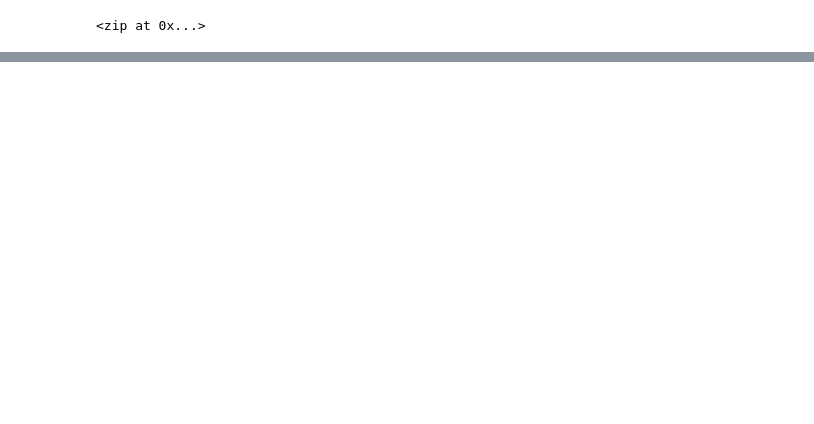
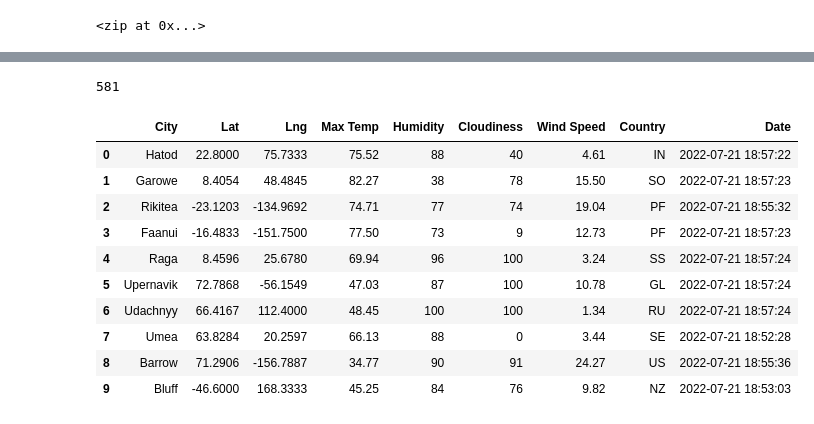
Before and after one commit to EmilyManchego-Stillwell/World_Weather_Analysis, a Jupyter notebook: WeatherPy.ipynb, the cells around one changed output, grey strips where cells are left out. Cells and saved outputs as stored; diff of their text form; code cells hidden in the pictures; blank space fills up the shorter version.

```diff
--- a/WeatherPy.ipynb
+++ b/WeatherPy.ipynb
@@ -53,0 +54,10 @@ len(cities)
+# %%
+#Import requests and weather_api_key
+import requests
+from config import weather_api_key
+
+#Import the time library and the datetime module from the datetime library
+import time
+from datetime import datetime
+
+url = "http://api.openweathermap.org/data/2.5/weather?units=Imperial&APPID="+ weather_api_key
@@ -53,0 +155,20 @@ len(cities)
+# %%
+len(city_data)
+# %% [output]
+581
+# %%
+#Convert the array of dictionaries to a Pandas DataFrame.
+city_data_df = pd.DataFrame(city_data)
+city_data_df.head(10)
+# %% [output]
+|  | City | Lat | Lng | Max Temp | Humidity | Cloudiness | Wind Speed | Country | Date |
+| 0 | Hatod | 22.8000 | 75.7333 | 75.52 | 88 | 40 | 4.61 | IN | 2022-07-21 18:57:22 |
+| 1 | Garowe | 8.4054 | 48.4845 | 82.27 | 38 | 78 | 15.50 | SO | 2022-07-21 18:57:23 |
+| 2 | Rikitea | -23.1203 | -134.9692 | 74.71 | 77 | 74 | 19.04 | PF | 2022-07-21 18:55:32 |
+| 3 | Faanui | -16.4833 | -151.7500 | 77.50 | 73 | 9 | 12.73 | PF | 2022-07-21 18:57:23 |
+| 4 | Raga | 8.4596 | 25.6780 | 69.94 | 96 | 100 | 3.24 | SS | 2022-07-21 18:57:24 |
+| 5 | Upernavik | 72.7868 | -56.1549 | 47.03 | 87 | 100 | 10.78 | GL | 2022-07-21 18:57:24 |
+| 6 | Udachnyy | 66.4167 | 112.4000 | 48.45 | 100 | 100 | 1.34 | RU | 2022-07-21 18:57:24 |
+| 7 | Umea | 63.8284 | 20.2597 | 66.13 | 88 | 0 | 3.44 | SE | 2022-07-21 18:52:28 |
+| 8 | Barrow | 71.2906 | -156.7887 | 34.77 | 90 | 91 | 24.27 | US | 2022-07-21 18:55:36 |
+| 9 | Bluff | -46.6000 | 168.3333 | 45.25 | 84 | 76 | 9.82 | NZ | 2022-07-21 18:53:03 |
```
Also changed, not shown: parts of 5 cells of this notebook, 2 other files.
